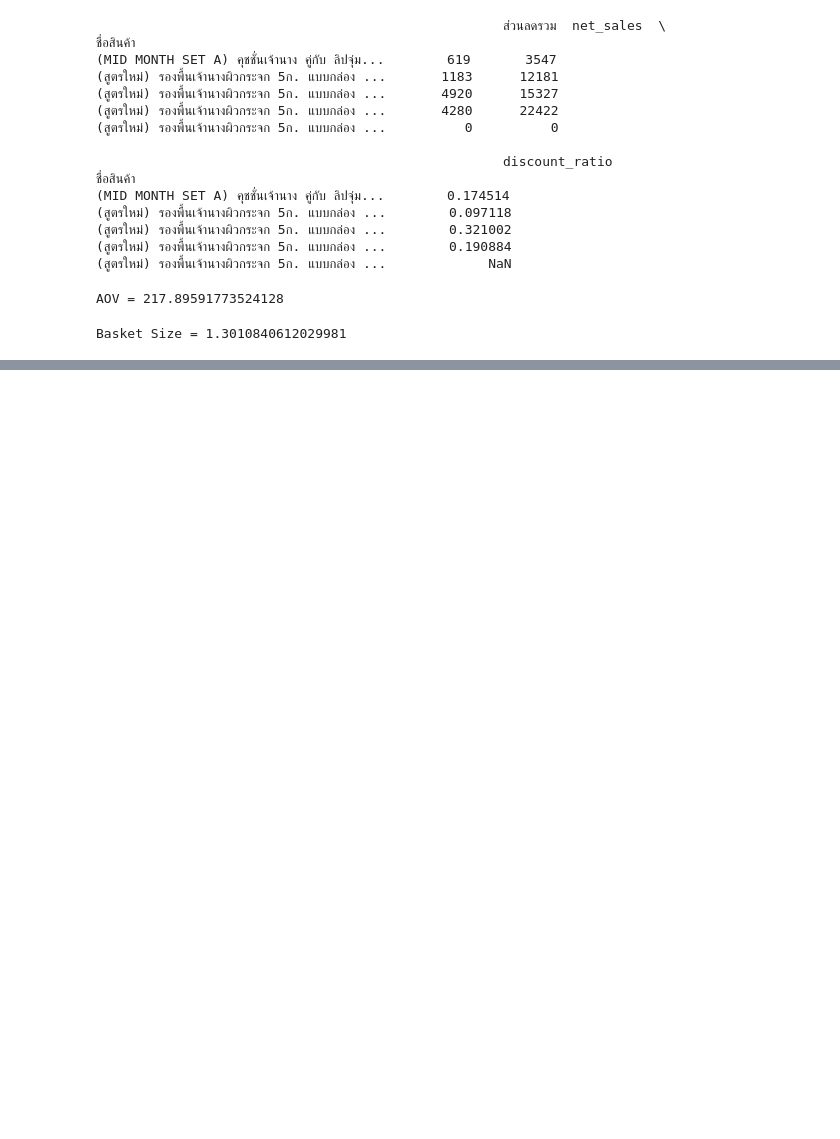
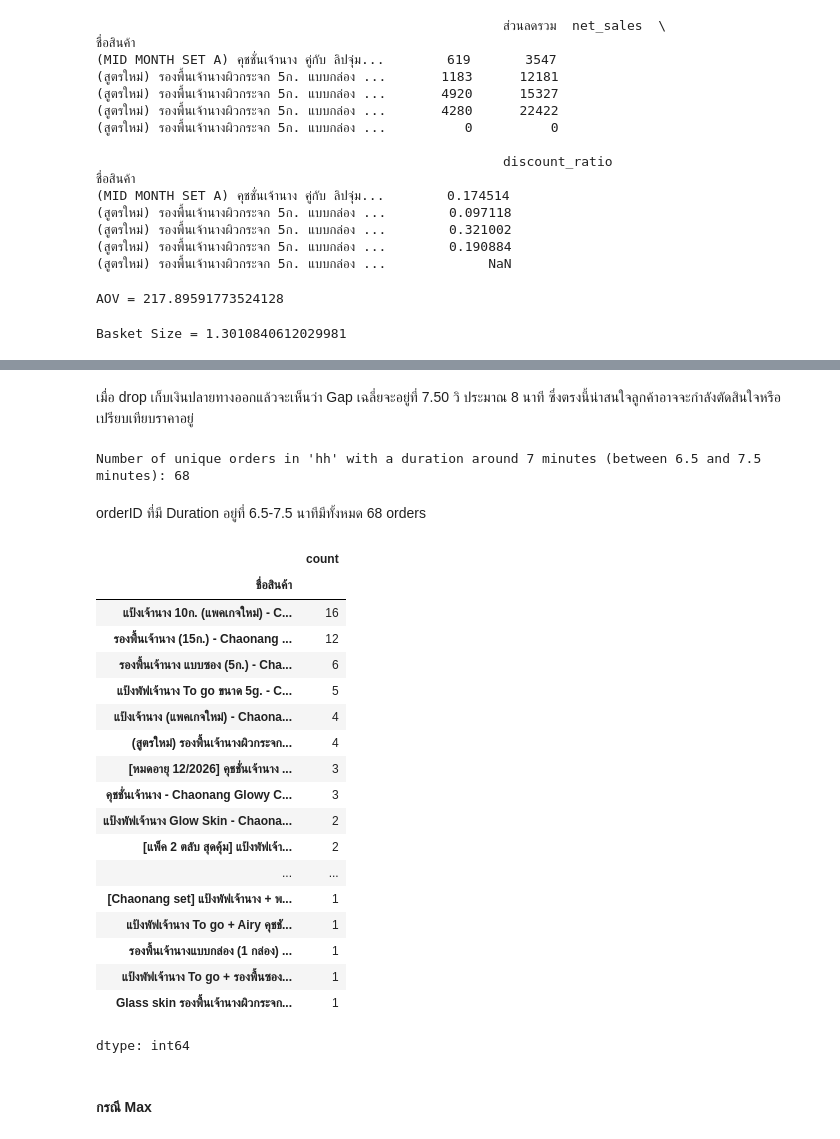
Before and after one commit to bugsotim/INTERNSHIP_CN_2026, a Jupyter notebook: shopee.ipynb, the cells around one changed output, grey strips where cells are left out. Cells and saved outputs as stored; diff of their text form; code cells hidden in the pictures; blank space fills up the shorter version.

```diff
--- a/shopee.ipynb
+++ b/shopee.ipynb
@@ -2834,0 +2965,6 @@ Basket Size = 1.3010840612029981
+# %%
+# To remove rows with a specific value, we filter the DataFrame
+hh = unique_orders[unique_orders['ช่องทางการชำระเงิน'] != 'การเก็บเงินปลายทาง']
+
+# Display the result
+hh['ช่องทางการชำระเงิน'].unique()
@@ -2834,0 +3000,2 @@ Basket Size = 1.3010840612029981
+# %% [markdown]
+เมื่อ drop เก็บเงินปลายทางออกแล้วจะเห็นว่า Gap เฉลี่ยจะอยู่ที่ 7.50 วิ ประมาณ 8 นาที ซึ่งตรงนี้น่าสนใจลูกค้าอาจจะกำลังตัดสินใจหรือเปรียบเทียบราคาอยู่
@@ -2834,0 +3014,42 @@ Basket Size = 1.3010840612029981
+# %%
+hh_with_duration_flag = hh.copy()
+hh_with_duration_flag['duration_minutes'] = hh_with_duration_flag['duration'].dt.total_seconds() / 60
+
+# Define the range for 'around 7 minutes'
+lower_bound = 6.5
+upper_bound = 7.5
+
+# Now you can modify hh_with_duration_flag freely without warnings
+hh_with_duration_flag['is_7_min'] = (hh_with_duration_flag['duration_minutes'] >= lower_bound) & (hh_with_duration_flag['duration_minutes'] <= upper_bound)
+num_orders_7_min = hh_with_duration_flag[hh_with_duration_flag['is_7_min']]['หมายเลขคำสั่งซื้อ'].nunique()
+print(f"Number of unique orders in 'hh' with a duration around 7 minutes (between {lower_bound} and {upper_bound} minutes): {num_orders_7_min}")
+# %% [output]
+Number of unique orders in 'hh' with a duration around 7 minutes (between 6.5 and 7.5 minutes): 68
+# %% [markdown]
+orderID ที่มี Duration อยู่ที่ 6.5-7.5 นาทีมีทั้งหมด 68 orders
+# %%
+orders_around_7_minutes = hh_with_duration_flag[hh_with_duration_flag['is_7_min']]
+product_name_counts = orders_around_7_minutes['ชื่อสินค้า'].value_counts()
+display(product_name_counts)
+# %% [output]
+|  | count |
+| ชื่อสินค้า |  |
+| แป้งเจ้านาง 10ก. (แพคเกจใหม่) - C... | 16 |
+| รองพื้นเจ้านาง (15ก.) - Chaonang ... | 12 |
+| รองพื้นเจ้านาง แบบซอง (5ก.) - Cha... | 6 |
+| แป้งพัฟเจ้านาง To go ขนาด 5g. - C... | 5 |
+| แป้งเจ้านาง (แพคเกจใหม่) - Chaona... | 4 |
+| (สูตรใหม่) รองพื้นเจ้านางผิวกระจก... | 4 |
+| [หมดอายุ 12/2026] คุชชั่นเจ้านาง ... | 3 |
+| คุชชั่นเจ้านาง - Chaonang Glowy C... | 3 |
+| แป้งพัฟเจ้านาง Glow Skin - Chaona... | 2 |
+| [แพ็ค 2 ตลับ สุดคุ้ม] แป้งพัฟเจ้า... | 2 |
+| ... | ... |
+| [Chaonang set] แป้งพัฟเจ้านาง + พ... | 1 |
+| แป้งพัฟเจ้านาง To go + Airy คุชชั... | 1 |
+| รองพื้นเจ้านางแบบกล่อง (1 กล่อง) ... | 1 |
+| แป้งพัฟเจ้านาง To go + รองพื้นซอง... | 1 |
+| Glass skin รองพื้นเจ้านางผิวกระจก... | 1 |
+dtype: int64
+# %% [markdown]
+#### กรณี Max
```
Also changed, not shown: parts of 35 cells of this notebook.
